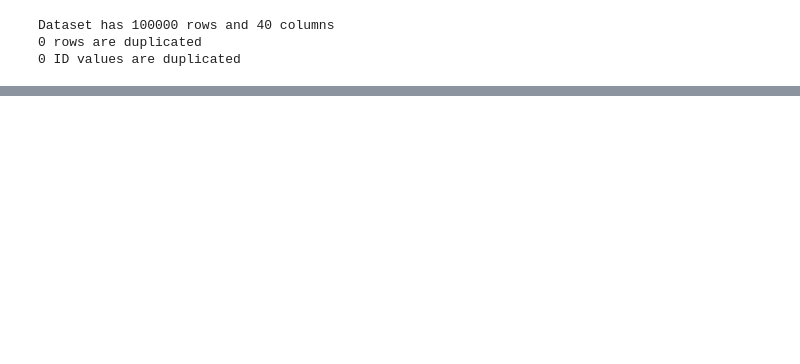
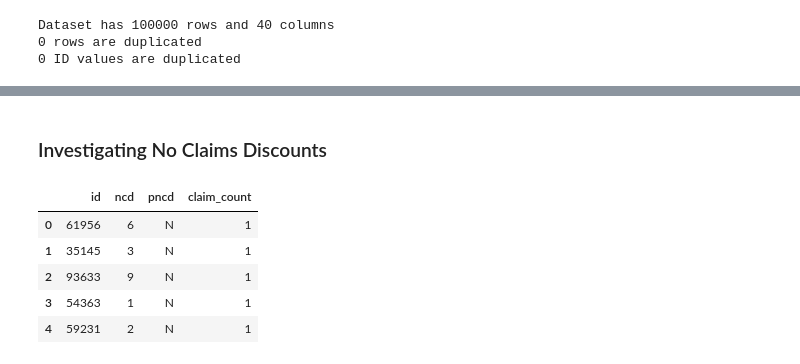
Before and after one commit to watchlotr/Python-Insurance-Case-Study, a Jupyter notebook: insurance_analysis.ipynb, the cells around one changed output, grey strips where cells are left out. Saved outputs shown, nothing was run; the diff lists cells and outputs as text; code cells hidden in the pictures; blank space fills up the shorter version.

Commit message:
Analysed claims frequency

```diff
--- a/insurance_analysis.ipynb
+++ b/insurance_analysis.ipynb
@@ -121,0 +229,10 @@ missing_values.to_csv(Path.cwd() / "Reports" / "missing_values.csv", index=False
+# %%
+# Subsetting customers that made claims
+df_claimed = df[df["claim_count"] > 0]
+
+print(f"{df_claimed.shape[0]} customers made a claim")
+
+# Calculating the average cost per claim
+df_claimed["mean_claim_value"] = df_claimed["final_incurred"] / df_claimed["claim_count"]
+
+print(f"The average claim value is {round(df_claimed["final_incurred"].mean(), 2)}")
@@ -121,0 +300,17 @@ missing_values.to_csv(Path.cwd() / "Reports" / "missing_values.csv", index=False
+# %% [markdown]
+### Investigating No Claims Discounts
+# %%
+ncd_to_reduce = (
+    df_claimed[(df_claimed["ncd"] > 0) & (df_claimed["pncd"] == "N")]
+    .loc[:, ["id", "ncd", "pncd", "claim_count"]]
+    .reset_index(drop=True)
+)
+
+ncd_to_reduce.head()
+# %% [output]
+|  | id | ncd | pncd | claim_count |
+| 0 | 61956 | 6 | N | 1 |
+| 1 | 35145 | 3 | N | 1 |
+| 2 | 93633 | 9 | N | 1 |
+| 3 | 54363 | 1 | N | 1 |
+| 4 | 59231 | 2 | N | 1 |
```
Also changed, not shown: parts of 40 cells of this notebook, 1 other file.
